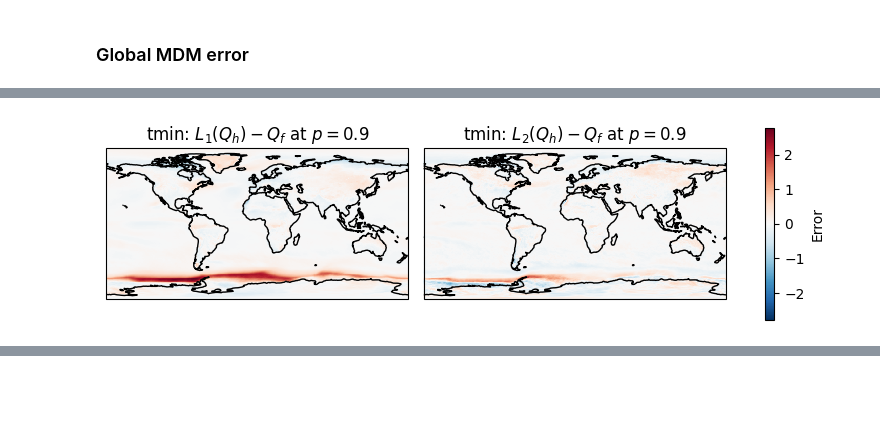
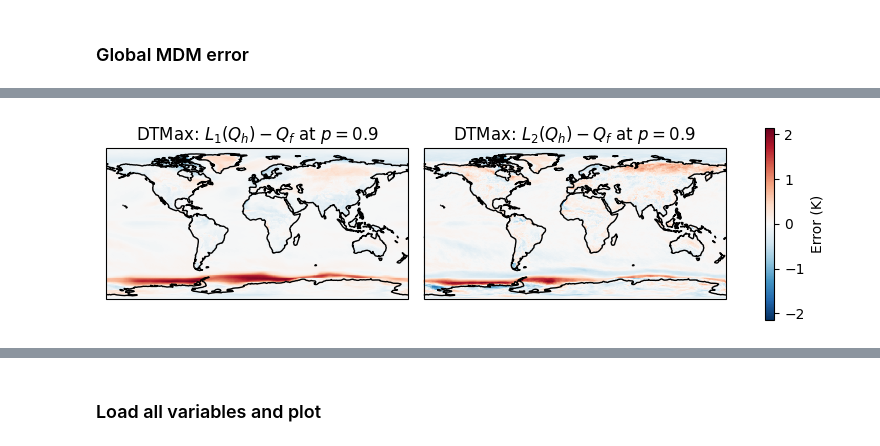
Before and after one commit to hrhampapura/moment_delta_mapping, a Jupyter notebook: notebooks/ncar_casper/03_sgp_global_lens2.ipynb, the cells around one changed output, grey strips where cells are left out. Saved outputs shown, nothing was run; the diff lists cells and outputs as text; code cells hidden in the pictures; blank space fills up the shorter version.

Commit message:
Updated notebooks with improved plots

```diff
--- a/notebooks/ncar_casper/03_sgp_global_lens2.ipynb
+++ b/notebooks/ncar_casper/03_sgp_global_lens2.ipynb
@@ -47,9 +47,9 @@ left      = -124.7844079+360 # west long
 right     = -66.9513812+360 # east long
 bottom    =  24.7433195 # south lat
 ################################
-rda_scratch = '/gpfs/csfs1/collections/rda/scratch/harshah'
+rda_scratch = '/glade/campaign/collections/rda/scratch/harshah'
 rda_url     =  'https://data.rda.ucar.edu/'
-rda_data    = '/gpfs/csfs1/collections/rda/data/harshah/'
+rda_data    = '/glade/campaign/collections/rda/data/harshah/'
 #
 tmean_path  = rda_data + 'mdm_data/tmean/'
 tmax_path   = rda_data + 'mdm_data/tmax/'
@@ -159,10 +163,10 @@ def altspace(start, step, count, endpoint=False, **kwargs):
 # %% [markdown]
 ## Section 2: Load Data
 # %%
-var_name    = 'tmin'
-folder_path = tmin_path
-det_var     = 'detrended_tmin'
-temp_var    = 'TREFHTMN'
+var_name    = 'tmax'
+folder_path = tmax_path
+det_var     = 'detrended_tmax'
+temp_var    = 'TREFHTMX'
 # %%
 pi_detrended  = xr.open_zarr(folder_path + f'pre_ind_detrended_{var_name}.zarr')
 eoc_detrended = xr.open_zarr(folder_path + f'eoc_detrended_{var_name}.zarr')
@@ -519,25 +511,25 @@ Wall time: 944 ms
 # %%
 %%time
 # Creating a figure and axes
 fig, axs = plt.subplots(nrows=1, ncols=2, figsize=(10,5), subplot_kw={'projection': cart.crs.PlateCarree()}\
                        , gridspec_kw = {'wspace':0.05, 'hspace':0.2})
 
 # Plotting L1 error
 qshift_err.sel(quantile=0.9,method='nearest').mean('member_id').plot(ax=axs[0], transform=cart.crs.PlateCarree(),\
                                                     add_colorbar=False)
 axs[0].coastlines(color="black")
-axs[0].set_title(var_name + r': $L_1(Q_h) - Q_f$ at $p=0.9$')
+axs[0].set_title('DTMax' + r': $L_1(Q_h) - Q_f$ at $p=0.9$')
 
 # Plotting L2 error
 im = qmdm_err.sel(quantile=0.9,method='nearest').mean('member_id').plot(ax=axs[1], transform=cart.crs.PlateCarree(),\
                                                           add_colorbar=False)
 axs[1].coastlines(color="black")
-axs[1].set_title(var_name + r': $L_2(Q_h) - Q_f$ at $p=0.9$')
+axs[1].set_title('DTMax' + r': $L_2(Q_h) - Q_f$ at $p=0.9$')
 
 # Adding colorbar
 cbar = plt.colorbar(im, ax=axs.ravel().tolist(), shrink=0.5, orientation='vertical')
-cbar.set_label('Error')
+cbar.set_label('Error (K)')
 
 plt.show()
 # %% [output]
-[figure, old version]
+[figure, new version]
@@ -569,0 +538,2 @@ Wall time: 14.4 s
+# %% [markdown]
+### Load all variables and plot
```
Also changed, not shown: parts of 20 cells of this notebook, 1 other file.
